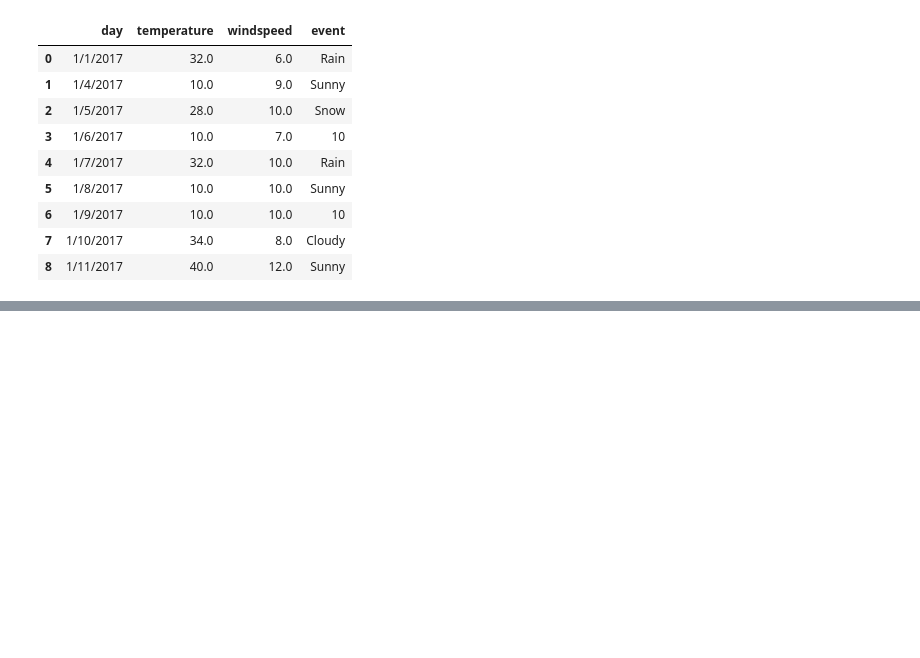
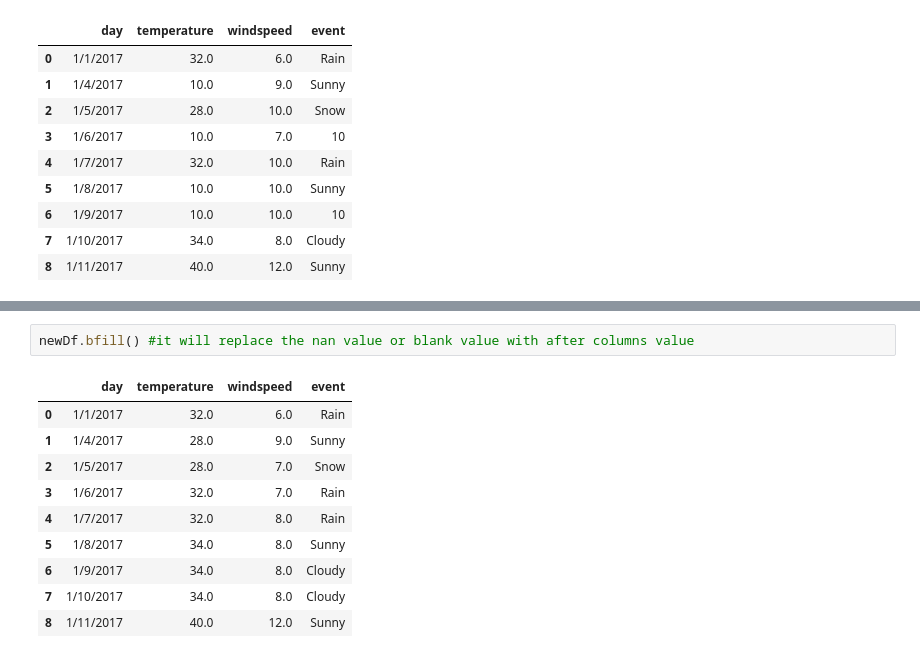
Before and after one commit to FarhanBinShafiq/pandass_practice, a Jupyter notebook: practice/pandass_codebasics/Dataframebasics_na.ipynb, the cells around one changed output, grey strips where cells are left out. Cells and saved outputs as stored; diff of their text form; blank space fills up the shorter version.

```diff
--- a/practice/pandass_codebasics/Dataframebasics_na.ipynb
+++ b/practice/pandass_codebasics/Dataframebasics_na.ipynb
@@ -286,0 +300,13 @@ newDf.fillna(10) ##this replace all NaN value with the given value-----here the
+# %%
+newDf.bfill() #it will replace the nan value or blank value with after columns value
+# %% [output]
+|  | day | temperature | windspeed | event |
+| 0 | 1/1/2017 | 32.0 | 6.0 | Rain |
+| 1 | 1/4/2017 | 28.0 | 9.0 | Sunny |
+| 2 | 1/5/2017 | 28.0 | 7.0 | Snow |
+| 3 | 1/6/2017 | 32.0 | 7.0 | Rain |
+| 4 | 1/7/2017 | 32.0 | 8.0 | Rain |
+| 5 | 1/8/2017 | 34.0 | 8.0 | Sunny |
+| 6 | 1/9/2017 | 34.0 | 8.0 | Cloudy |
+| 7 | 1/10/2017 | 34.0 | 8.0 | Cloudy |
+| 8 | 1/11/2017 | 40.0 | 12.0 | Sunny |
```
Also changed, not shown: parts of 3 cells of this notebook.
